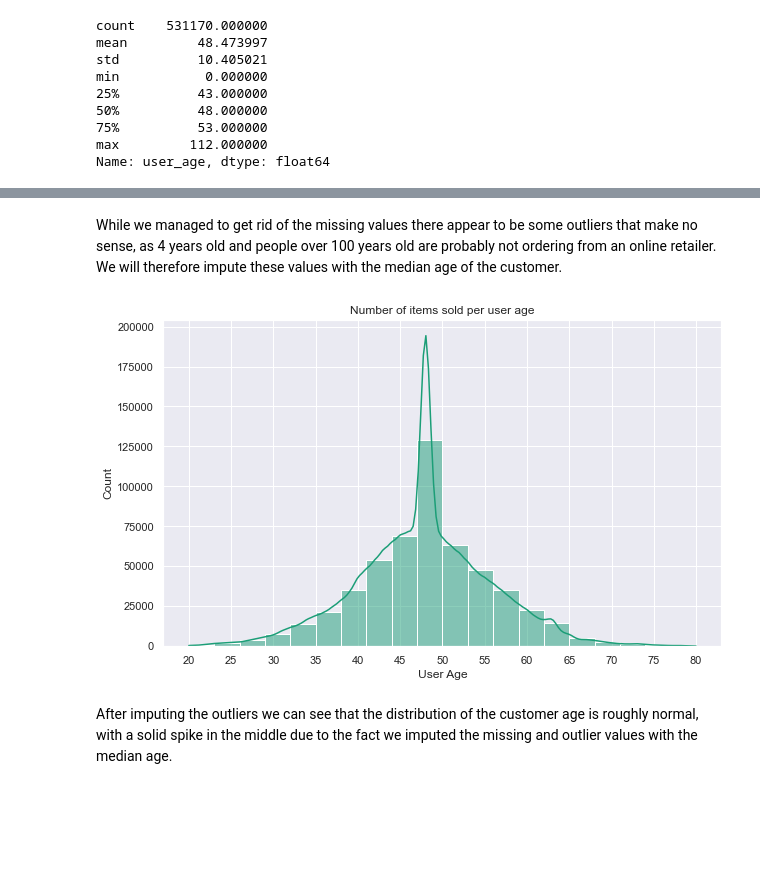
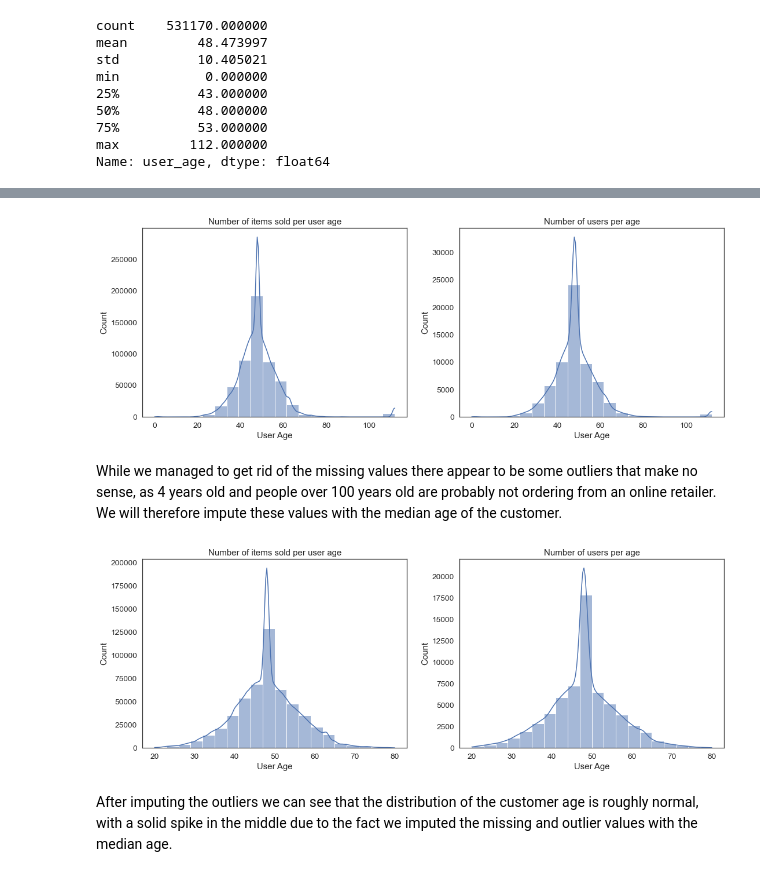
Before and after one commit to teodor-georgiev/Online-Retailer-Analysis-2014, a Jupyter notebook: 1. EDA and Transformation.ipynb, the cells around one changed output, grey strips where cells are left out. Cells and saved outputs as stored; diff of their text form; code cells hidden in the pictures; blank space fills up the shorter version.

```diff
--- a/1. EDA and Transformation.ipynb
+++ b/1. EDA and Transformation.ipynb
@@ -630,0 +632,3 @@ plt.show()
+# %%
+df_grouped = df_combined[['user_id', 'user_age']].groupby('user_id').mean().reset_index()
+df_grouped
@@ -631,3 +649,20 @@ plt.show()
+# %%
+# Histogram of items sold per user_age
+# Create a figure with two subplots
+fig, axs = plt.subplots(ncols=2, figsize=(18, 6))
+
+# Plot the first histogram on the left subplot
+sns.histplot(data=df_combined["user_age"], x=df_combined["user_age"], bins=20, kde=True, ax=axs[0])
+axs[0].set(xlabel="User Age", title="Number of items sold per user age")
+
+# Plot the second histogram on the right subplot
+sns.histplot(data=df_grouped["user_age"], x=df_grouped["user_age"], bins=20, kde=True, ax=axs[1])
+axs[1].set(xlabel="User Age", title="Number of users per age")
+
+# Show the plot
+plt.show()
+# %% [output]
+[figure, added]
 # %% [markdown]
 While we managed to get rid of the missing values there appear to be some outliers that make no sense, as 4 years old and people over 100 years old are probably not ordering from an online retailer. We will therefore impute these values with the median age of the customer.
 # %%
@@ -635,10 +670,3 @@ While we managed to get rid of the missing values there appear to be some outlie
 age_median = df_combined["user_age"].median()
 df_combined["user_age"] = df_combined["user_age"].apply(lambda x: age_median if x < 20 or x > 80 else x)
 df_combined["user_age"] = df_combined["user_age"].astype(int)
-# %%
-plt.figure(figsize=(10, 6))
-plot = sns.histplot(data = df_combined["user_age"], x=df_combined["user_age"], bins = 20,kde = True)
-plot.set(xlabel = "User Age", title = "Number of items sold per user age", xticks = np.arange(20, 85, step = 5))
-plt.show()
-# %% [output]
-[figure, removed]
@@ -645,3 +675,20 @@ plt.show()
+# %%
+# Histogram of items sold per user_age
+# Create a figure with two subplots
+fig, axs = plt.subplots(ncols=2, figsize=(18, 6))
+
+# Plot the first histogram on the left subplot
+sns.histplot(data=df_combined["user_age"], x=df_combined["user_age"], bins=20, kde=True, ax=axs[0])
+axs[0].set(xlabel="User Age", title="Number of items sold per user age")
+
+# Plot the second histogram on the right subplot
+sns.histplot(data=df_grouped["user_age"], x=df_grouped["user_age"], bins=20, kde=True, ax=axs[1])
+axs[1].set(xlabel="User Age", title="Number of users per age")
+
+# Show the plot
+plt.show()
+# %% [output]
+[figure, added]
 # %% [markdown]
 After imputing the outliers we can see that the distribution of the customer age is roughly normal, with a solid spike in the middle due to the fact we imputed the missing and outlier values with the median age.
 # %% [markdown]
```
Also changed, not shown: parts of 18 cells of this notebook.
